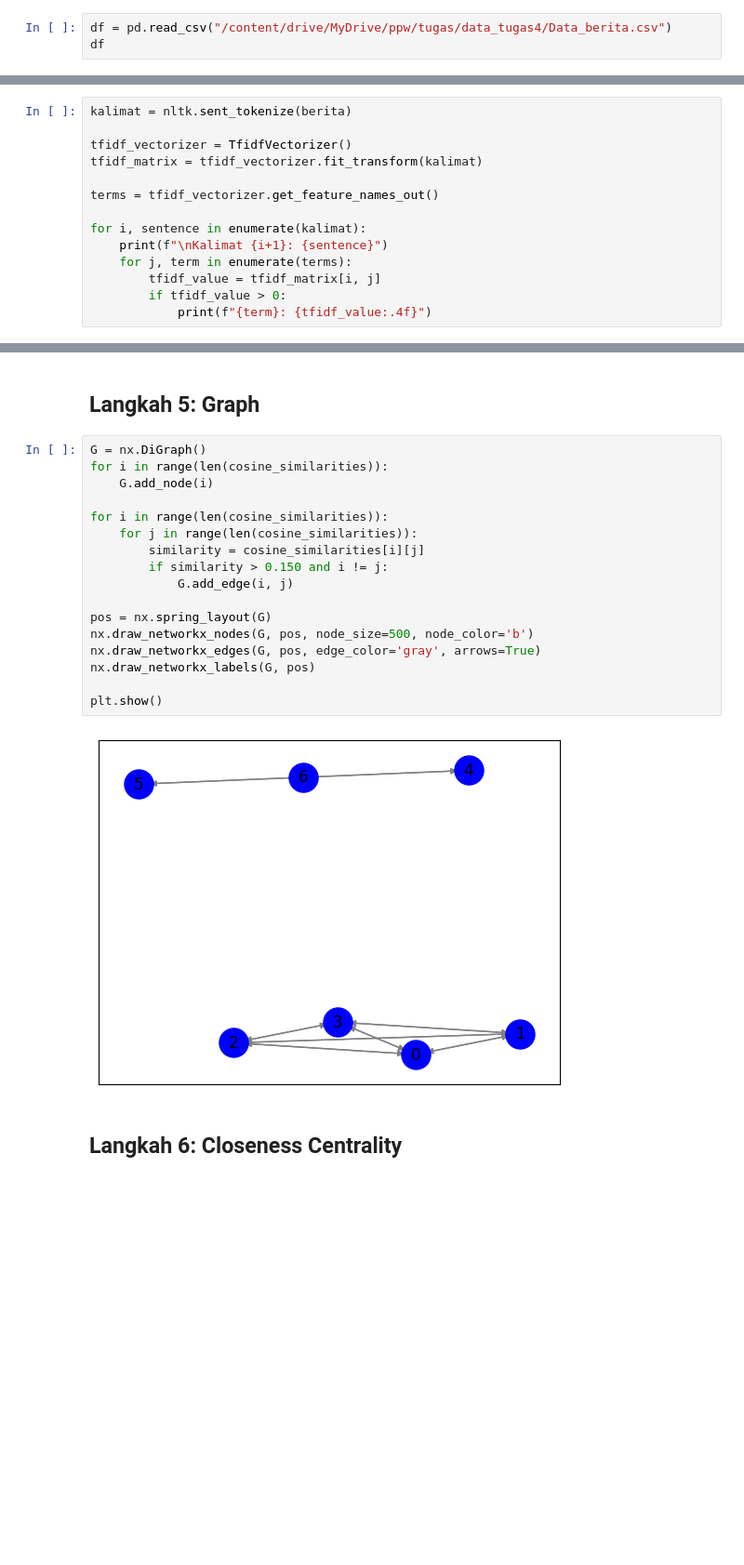
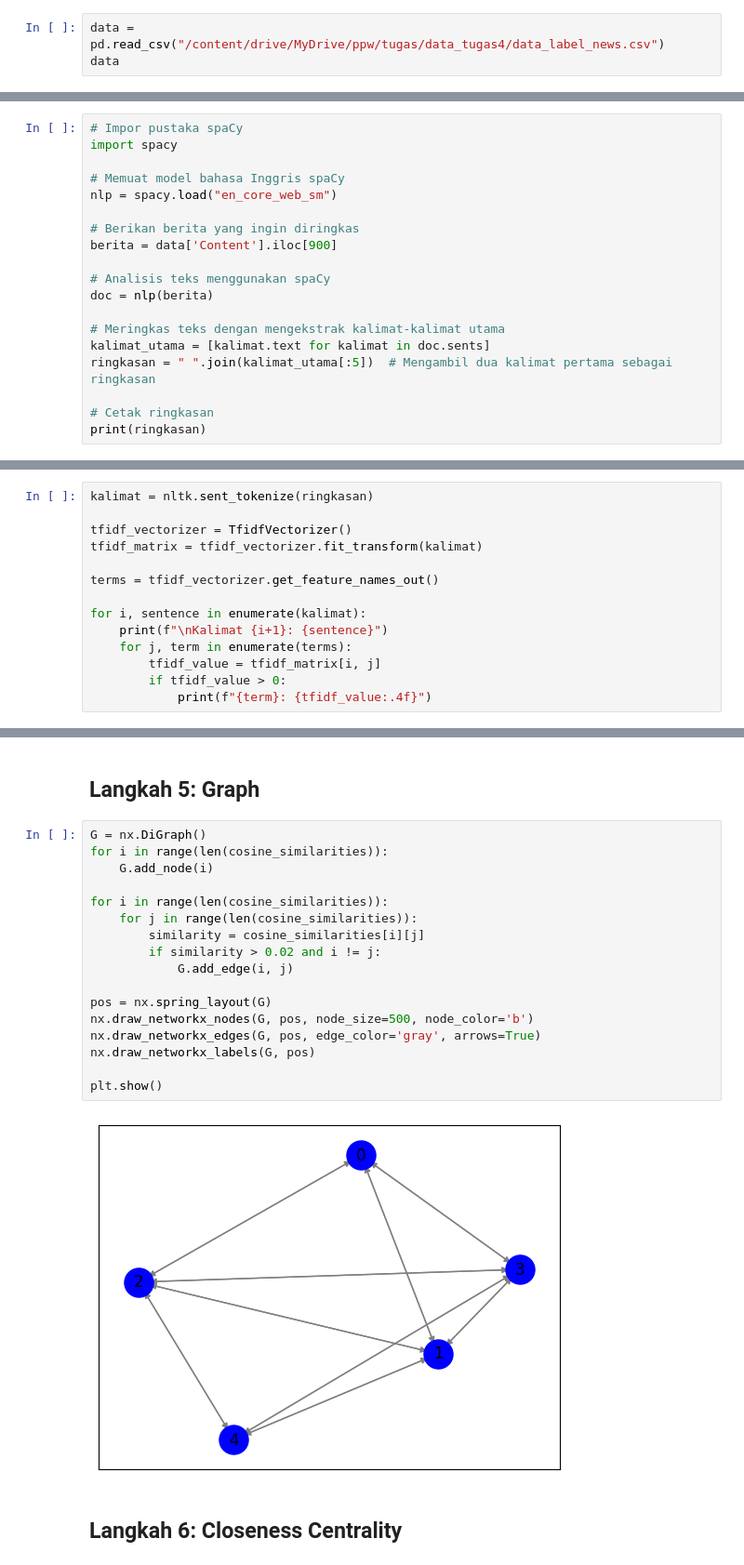
Before and after one commit to khikisb/ppw, a Jupyter notebook: _sources/tugas-ppw/Tugas-4.ipynb, the cells around one changed output, grey strips where cells are left out. Shown at 93% size. Saved outputs shown, nothing was run; the diff lists cells and outputs as text; blank space fills up the shorter version.

```diff
--- a/_sources/tugas-ppw/Tugas-4.ipynb
+++ b/_sources/tugas-ppw/Tugas-4.ipynb
@@ -107,6 +282,6 @@ df.to_csv("Data_berita.csv", index=False)
 # %%
 import pandas as pd
 # %%
-df = pd.read_csv("/content/drive/MyDrive/ppw/tugas/data_tugas4/Data_berita.csv")
-df
+data = pd.read_csv("/content/drive/MyDrive/ppw/tugas/data_tugas4/data_label_news.csv")
+data
 # %% [output]
@@ -170,0 +324,19 @@ from sklearn.feature_extraction.text import TfidfVectorizer
+# %%
+# Impor pustaka spaCy
+import spacy
+
+# Memuat model bahasa Inggris spaCy
+nlp = spacy.load("en_core_web_sm")
+
+# Berikan berita yang ingin diringkas
+berita = data['Content'].iloc[900]
+
+# Analisis teks menggunakan spaCy
+doc = nlp(berita)
+
+# Meringkas teks dengan mengekstrak kalimat-kalimat utama
+kalimat_utama = [kalimat.text for kalimat in doc.sents]
+ringkasan = " ".join(kalimat_utama[:5])  # Mengambil dua kalimat pertama sebagai ringkasan
+
+# Cetak ringkasan
+print(ringkasan)
@@ -171,7 +345,7 @@ from sklearn.feature_extraction.text import TfidfVectorizer
 # %% [markdown]
 ## Langkah 3: TF IDF
 # %%
-kalimat = nltk.sent_tokenize(berita)
+kalimat = nltk.sent_tokenize(ringkasan)
 
 tfidf_vectorizer = TfidfVectorizer()
 tfidf_matrix = tfidf_vectorizer.fit_transform(kalimat)
@@ -250,22 +415,22 @@ similarity_df
 # %%
 G = nx.DiGraph()
 for i in range(len(cosine_similarities)):
     G.add_node(i)
 
 for i in range(len(cosine_similarities)):
     for j in range(len(cosine_similarities)):
         similarity = cosine_similarities[i][j]
-        if similarity > 0.150 and i != j:
+        if similarity > 0.02 and i != j:
             G.add_edge(i, j)
 
 pos = nx.spring_layout(G)
 nx.draw_networkx_nodes(G, pos, node_size=500, node_color='b')
 nx.draw_networkx_edges(G, pos, edge_color='gray', arrows=True)
 nx.draw_networkx_labels(G, pos)
 
 plt.show()
 # %% [output]
-[figure, old version]
+[figure, new version]
 # %% [markdown]
 ## Langkah 6: Closeness Centrality
 # %%
```
Also changed, not shown: parts of 39 cells of this notebook, 4 other files.
